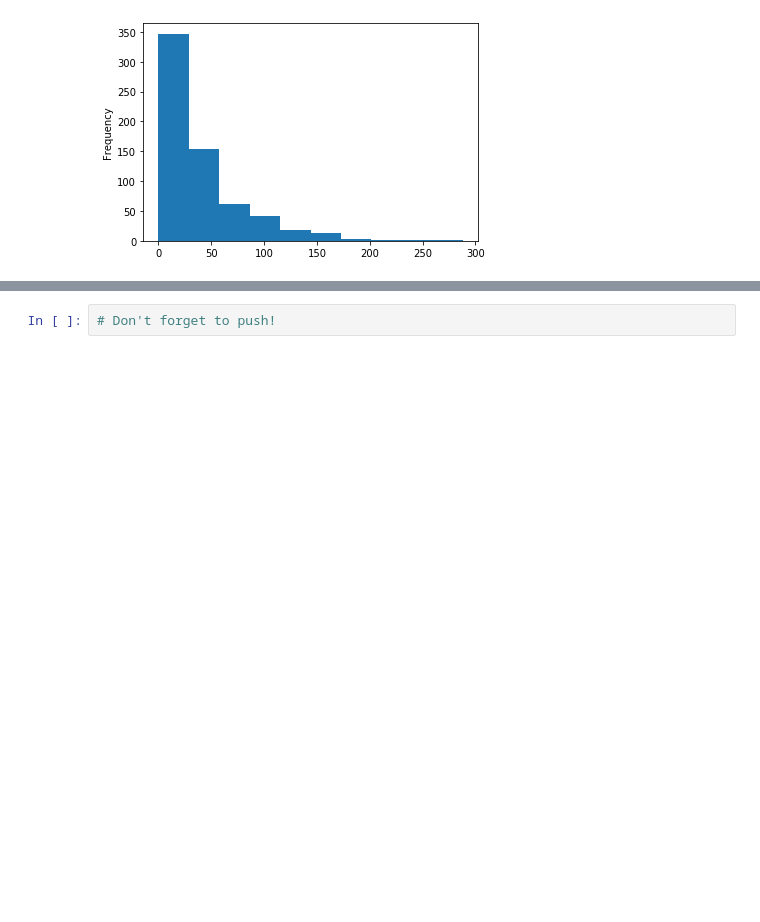
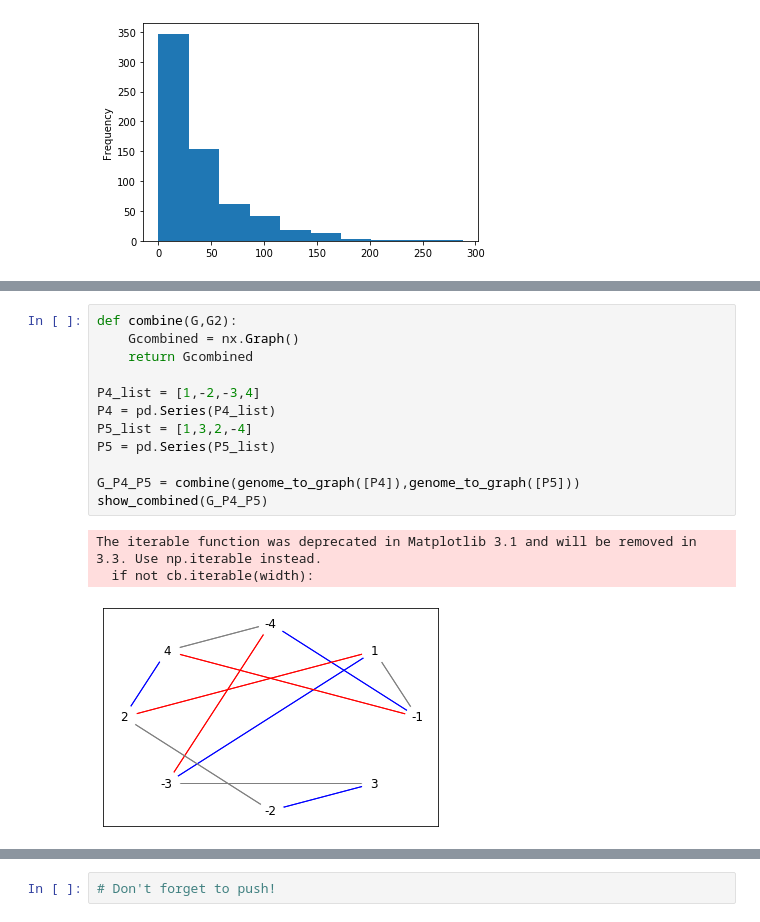
Before and after one commit to anderson-github-classroom/csc-448-student, a Jupyter notebook: labs/Lab8.ipynb, the cells around one changed output, grey strips where cells are left out. Saved outputs shown, nothing was run; the diff lists cells and outputs as text; blank space fills up the shorter version.

```diff
--- a/labs/Lab8.ipynb
+++ b/labs/Lab8.ipynb
@@ -105,0 +296,16 @@ array([340, 157,  61,  40,  19,  15,   4,   1,   2,   1])
+# %%
+def combine(G,G2):
+    Gcombined = nx.Graph()
+    return Gcombined
+
+P4_list = [1,-2,-3,4]
+P4 = pd.Series(P4_list)
+P5_list = [1,3,2,-4]
+P5 = pd.Series(P5_list)
+
+G_P4_P5 = combine(genome_to_graph([P4]),genome_to_graph([P5]))
+show_combined(G_P4_P5)
+# %% [output]
+The iterable function was deprecated in Matplotlib 3.1 and will be removed in 3.3. Use np.iterable instead.
+  if not cb.iterable(width):
+[figure, added]
```
Also changed, not shown: parts of 27 cells of this notebook, 3 other files.
